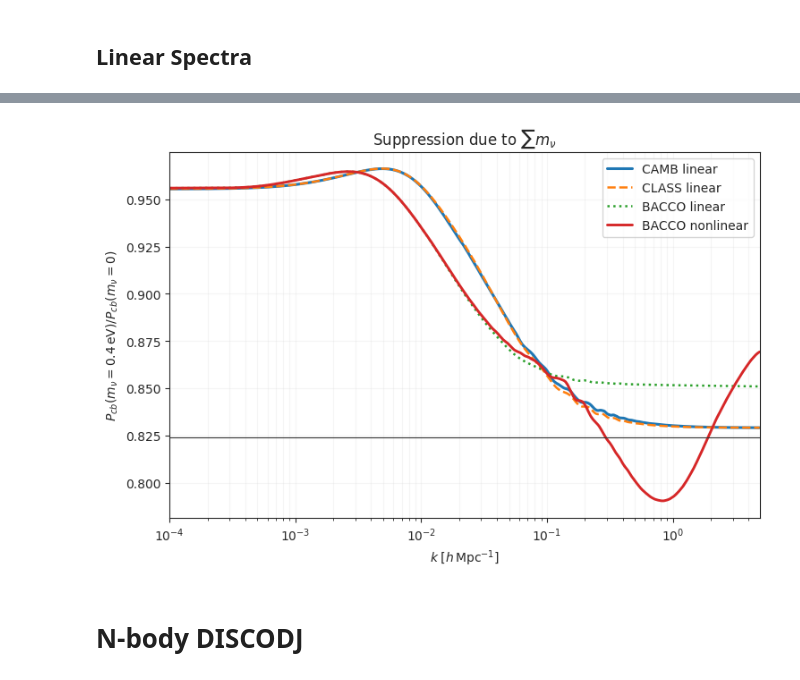
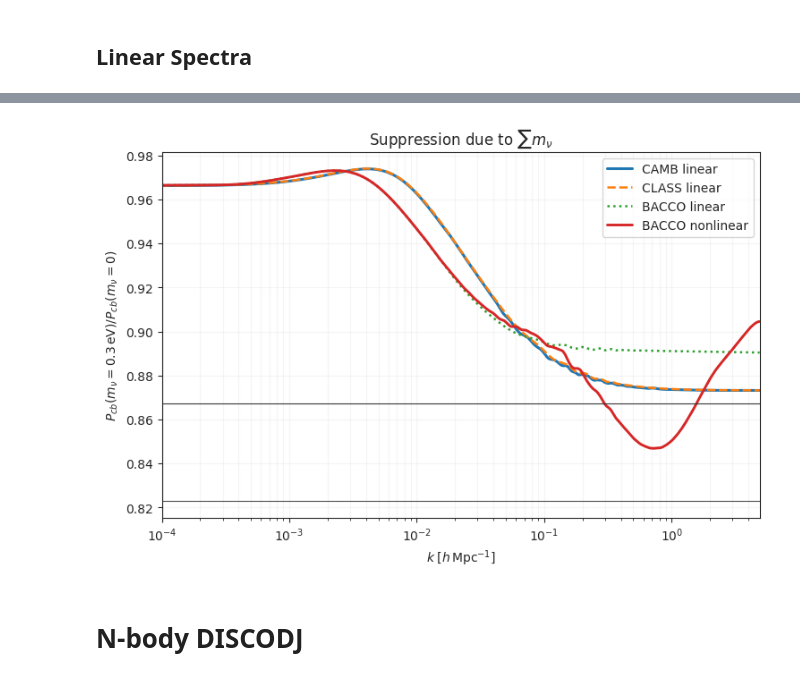
Before and after one commit to Xantyos13/DISCO-DJ, a Jupyter notebook: Neutrinos/Power_comparaison.ipynb, the cells around one changed output, grey strips where cells are left out. Saved outputs shown, nothing was run; the diff lists cells and outputs as text; code cells hidden in the pictures.

```diff
--- a/Neutrinos/Power_comparaison.ipynb
+++ b/Neutrinos/Power_comparaison.ipynb
@@ -118,19 +146,11 @@ mp_bacco = baccoemu.Matter_powerspectrum(
 k_bacco_lin_h, P_bacco_lin = mp_bacco.get_linear_pk(**bacco_kwargs)
 # Computation of Non-Linear spectra for massless
 k_bacco_nl_h, P_bacco_nl = mp_bacco.get_nonlinear_pk(**bacco_kwargs, baryonic_boost=False)
-pk_ref = np.exp(
-    interp1d(np.log(k_bacco_lin_h), np.log(P_bacco_lin), kind="linear", bounds_error=False, fill_value=np.nan)(np.log(k_h))
-)
-pk_nl_ref = np.exp(
-    interp1d(np.log(k_bacco_nl_h), np.log(P_bacco_nl), kind="linear", bounds_error=False, fill_value=np.nan)(np.log(k_h))
-)
+pk_ref = np.exp(interp1d(np.log(k_bacco_lin_h), np.log(P_bacco_lin), kind="linear", bounds_error=False, fill_value=np.nan)(np.log(k_h)))
+pk_nl_ref = np.exp(interp1d(np.log(k_bacco_nl_h), np.log(P_bacco_nl), kind="linear", bounds_error=False, fill_value=np.nan)(np.log(k_h)))
 
 # Save the Massless Linear
-np.savetxt(
-    "Pk_cb_massless_z0_BACCO.txt",
-    np.column_stack([k_h, pk_ref]),
-    header="k[h/Mpc]    Pk[Mpc^3/h^3] (CDM+baryons, z=0, massless neutrinos)"
-)
+np.savetxt("Pk_cb_massless_z0_BACCO.txt",np.column_stack([k_h, pk_ref]),header="k[h/Mpc]    Pk[Mpc^3/h^3] (CDM+baryons, z=0, massless neutrinos)")
 
 ################################################################################################
 
@@ -138,26 +158,18 @@ np.savetxt(
 for mass in masses:
 
     #Modify the param for the massive neutrinos
-    bacco_kwargs['neutrino_mass'] = mass
+    bacco_kwargs['neutrino_mass'] = mass #- omega_nu
 
     # Computation of Linear spectra for massive
     k_bacco_lin_h, P_bacco_lin = mp_bacco.get_linear_pk(**bacco_kwargs)
     # Computation of Non-Linear spectra for massive
     k_bacco_nl_h, P_bacco_nl = mp_bacco.get_nonlinear_pk(**bacco_kwargs, baryonic_boost=False)
-    pk_lin = np.exp(
-    interp1d(np.log(k_bacco_lin_h), np.log(P_bacco_lin), kind="linear", bounds_error=False, fill_value=np.nan)(np.log(k_h))
-    )
-    pk_nl = np.exp(
-        interp1d(np.log(k_bacco_nl_h), np.log(P_bacco_nl), kind="linear", bounds_error=False, fill_value=np.nan)(np.log(k_h))
-    )
+    pk_lin = np.exp(interp1d(np.log(k_bacco_lin_h), np.log(P_bacco_lin), kind="linear", bounds_error=False, fill_value=np.nan)(np.log(k_h)))
+    pk_nl = np.exp(interp1d(np.log(k_bacco_nl_h), np.log(P_bacco_nl), kind="linear", bounds_error=False, fill_value=np.nan)(np.log(k_h)))
 
     # Save the Massive Linear
     fname = f"Pk_cb_sumMnu_{mass:.2f}eV_z0_BACCO.txt"
-    np.savetxt(
-        fname,
-        np.column_stack([k_h, pk_lin]),
-        header=f"k[h/Mpc]    Pk[Mpc^3/h^3] (CDM+baryons, z=0, sum m_nu = {mass} eV)"
-    )
+    np.savetxt(fname,np.column_stack([k_h, pk_lin]),header=f"k[h/Mpc]    Pk[Mpc^3/h^3] (CDM+baryons, z=0, sum m_nu = {mass} eV)")
 # %% [markdown]
 ## CLASS
 # %%
@@ -254,7 +288,7 @@ pars.set_cosmology(
 pars.InitPower.set_params(As=cosmo["As"], ns=cosmo["ns"])
 pars.set_matter_power(redshifts=[z], kmax=10.0)
 pars.NonLinear = model.NonLinear_none
-
+pars.set_accuracy(AccuracyBoost=3.0 , DoLateRadTruncation=False, lAccuracyBoost=3.0)
 camb_results = camb.get_results(pars)
 k_camb_h, z_camb, P_camb_cb = camb_results.get_matter_power_spectrum(
     minkh=1e-4,
@@ -447,35 +481,36 @@ fig, ax = plt.subplots(
 ratio_camb     = P_camb_cb_grid_nu / P_camb_cb_grid
 ratio_class    = Pkbc_CLASS_nu    / Pkbc_CLASS
 ratio_bacco    = pk_lin           / pk_ref
 ratio_bacco_nl = pk_nl            / pk_nl_ref
 # ratio_disco = Pcb_EB_nu / Pcb_EB
 
 ax.semilogx(k_h,ratio_camb,color="C0",lw=2.2,label="CAMB linear",)
 ax.semilogx(k_h,ratio_class,color="C1",lw=1.8,ls="--",label="CLASS linear",)
 ax.semilogx(k_h,ratio_bacco,color="C2",lw=1.8,ls=":",label="BACCO linear",)
 ax.semilogx(k_h,ratio_bacco_nl,color="C3",lw=2.1,label="BACCO nonlinear",)
 # ax.semilogx(k_h, ratio_disco, color="C4", lw=2.1, label="DISCOEB")
 
 ax.axhline(supp_Pcb, color="0.2", lw=0.8)
+ax.axhline(supp_P, color="0.3", lw=0.8)
 
 ax.set_xscale("log")
 ax.set_xlim(k_h.min(), k_h.max())
 
 ax.set_xlabel(r"$k\;[h\,{\rm Mpc}^{-1}]$")
 ax.set_ylabel(
-    r"$P_{cb}(m_\nu=0.4\,{\rm eV}) / P_{cb}(m_\nu=0)$"
+    r"$P_{cb}(m_\nu=0.3\,{\rm eV}) / P_{cb}(m_\nu=0)$"
 )
 
 ax.set_title(
     r"Suppression due to $\sum m_\nu $"
 )
 
 ax.legend()
 ax.grid(True, which="both", alpha=0.18)
 
 plt.show()
 # %% [output]
-[figure, old version]
+[figure, new version]
 # %% [markdown]
 # N-body DISCODJ
 # %% [markdown]
```
Also changed, not shown: parts of 14 cells of this notebook, 16 other files.
